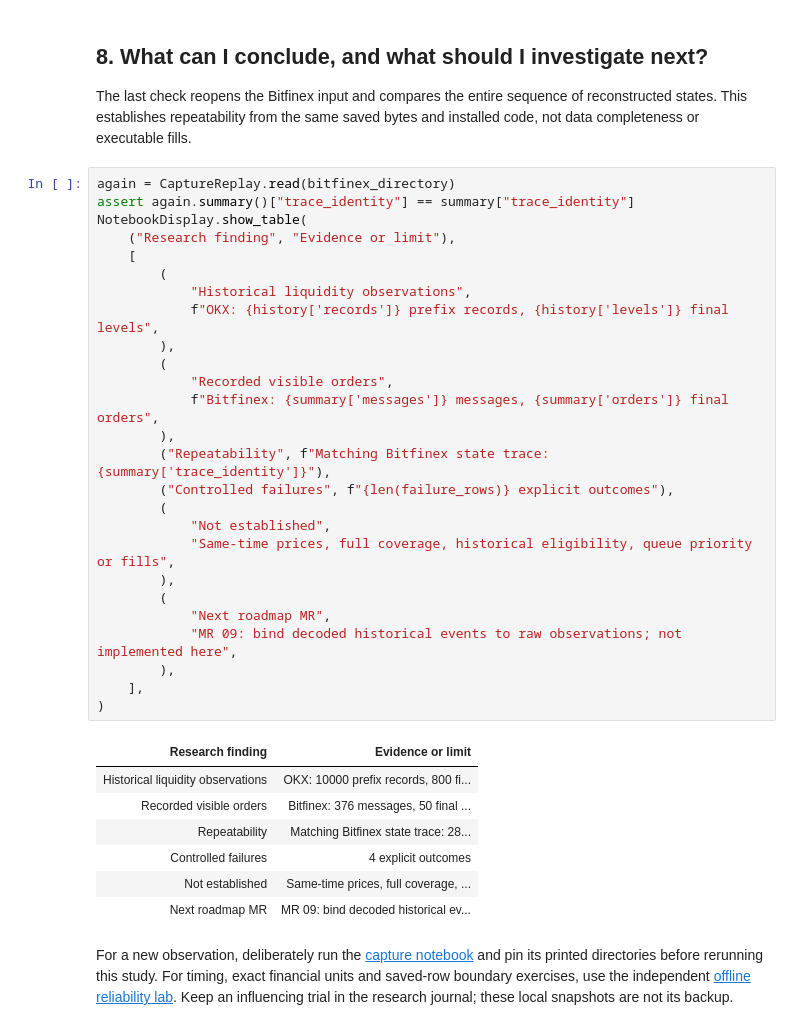
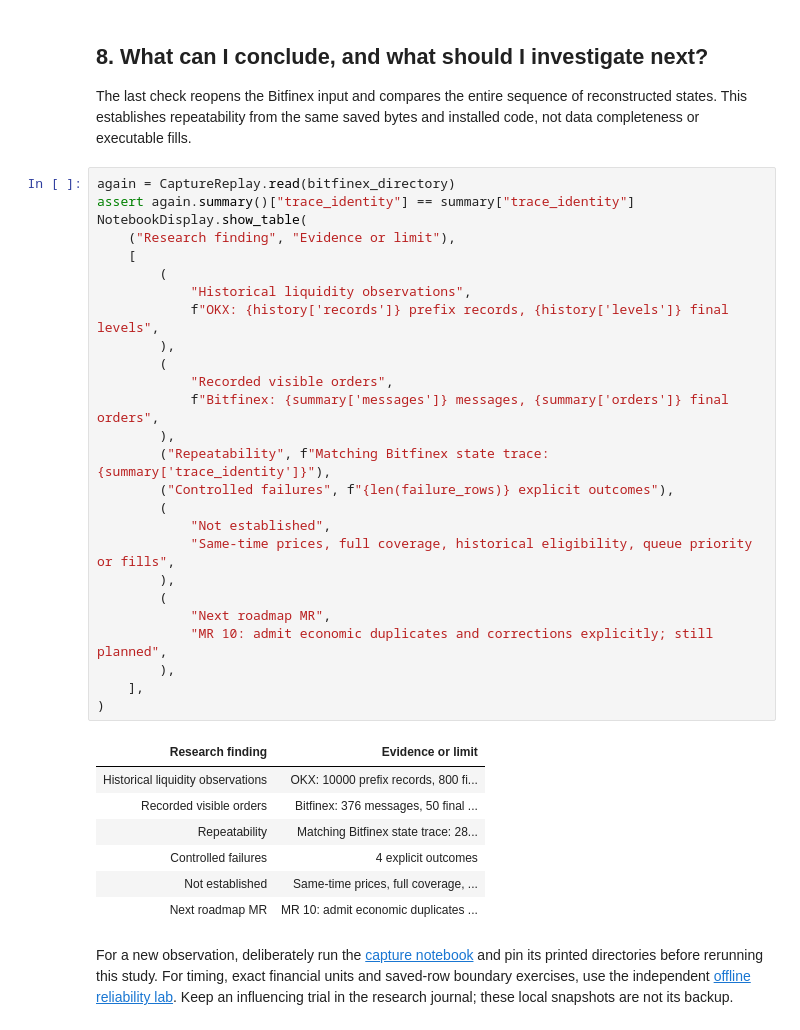
Before and after one commit to lixuanguang/alpha-research-lab-private, a Jupyter notebook: examples/research-foundations.ipynb, the cells around one changed output. Saved outputs shown, nothing was run; the diff lists cells and outputs as text.

```diff
--- a/examples/research-foundations.ipynb
+++ b/examples/research-foundations.ipynb
@@ -500,35 +503,35 @@ again = CaptureReplay.read(bitfinex_directory)
 assert again.summary()["trace_identity"] == summary["trace_identity"]
 NotebookDisplay.show_table(
     ("Research finding", "Evidence or limit"),
     [
         (
             "Historical liquidity observations",
             f"OKX: {history['records']} prefix records, {history['levels']} final levels",
         ),
         (
             "Recorded visible orders",
             f"Bitfinex: {summary['messages']} messages, {summary['orders']} final orders",
         ),
         ("Repeatability", f"Matching Bitfinex state trace: {summary['trace_identity']}"),
         ("Controlled failures", f"{len(failure_rows)} explicit outcomes"),
         (
             "Not established",
             "Same-time prices, full coverage, historical eligibility, queue priority or fills",
         ),
         (
             "Next roadmap MR",
-            "MR 09: bind decoded historical events to raw observations; not implemented here",
+            "MR 10: admit economic duplicates and corrections explicitly; still planned",
         ),
     ],
 )
 # %% [output]
 | Research finding | Evidence or limit |
 | Historical liquidity observations | OKX: 10000 prefix records, 800 fi... |
 | Recorded visible orders | Bitfinex: 376 messages, 50 final ... |
 | Repeatability | Matching Bitfinex state trace: 28... |
 | Controlled failures | 4 explicit outcomes |
 | Not established | Same-time prices, full coverage, ... |
-| Next roadmap MR | MR 09: bind decoded historical ev... |
+| Next roadmap MR | MR 10: admit economic duplicates ... |
 # %% [markdown]
 For a new observation, deliberately run the [capture notebook](market-data-capture.ipynb)
 and pin its printed directories before rerunning this study. For timing, exact
```
Also changed, not shown: parts of 9 cells of this notebook, 5 other files.
